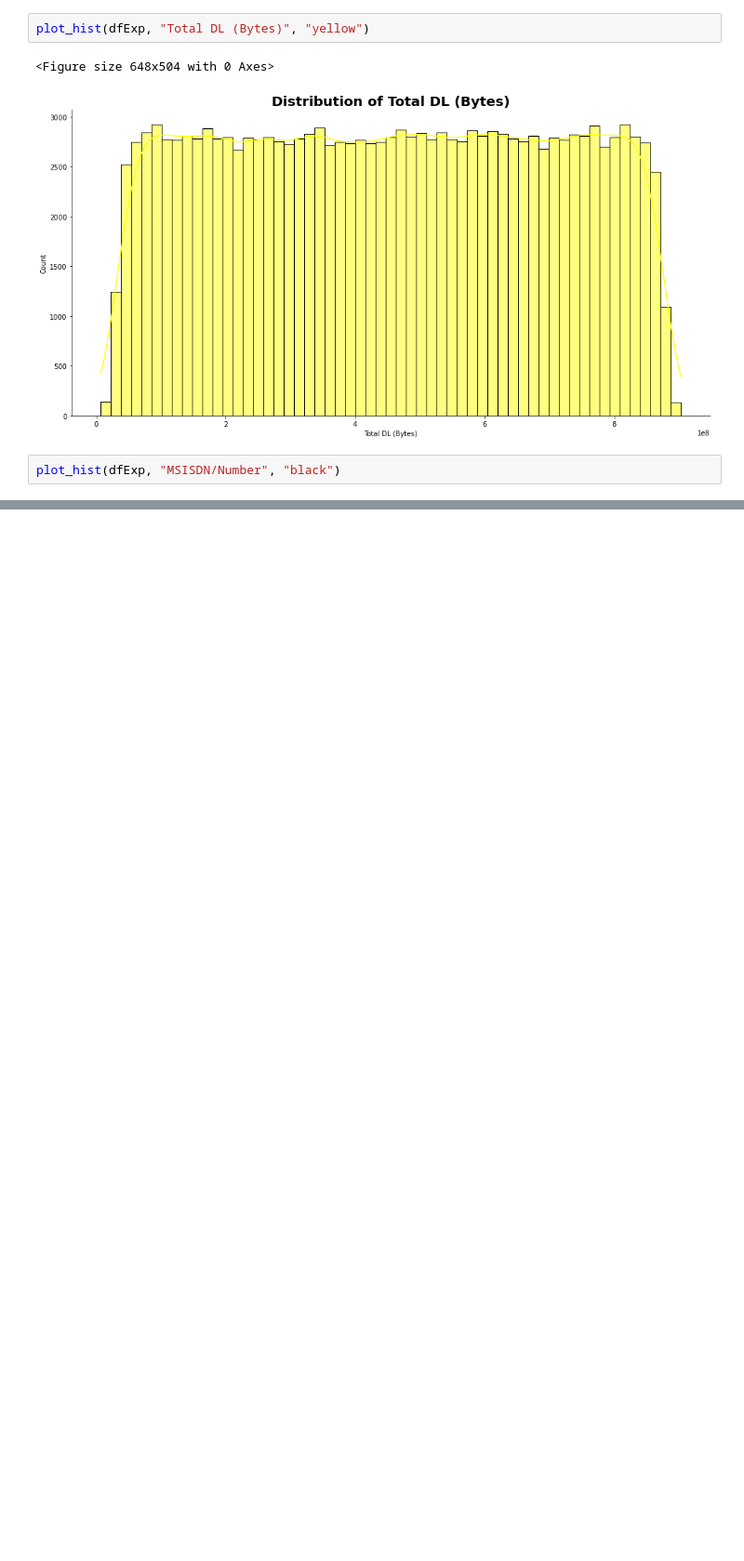
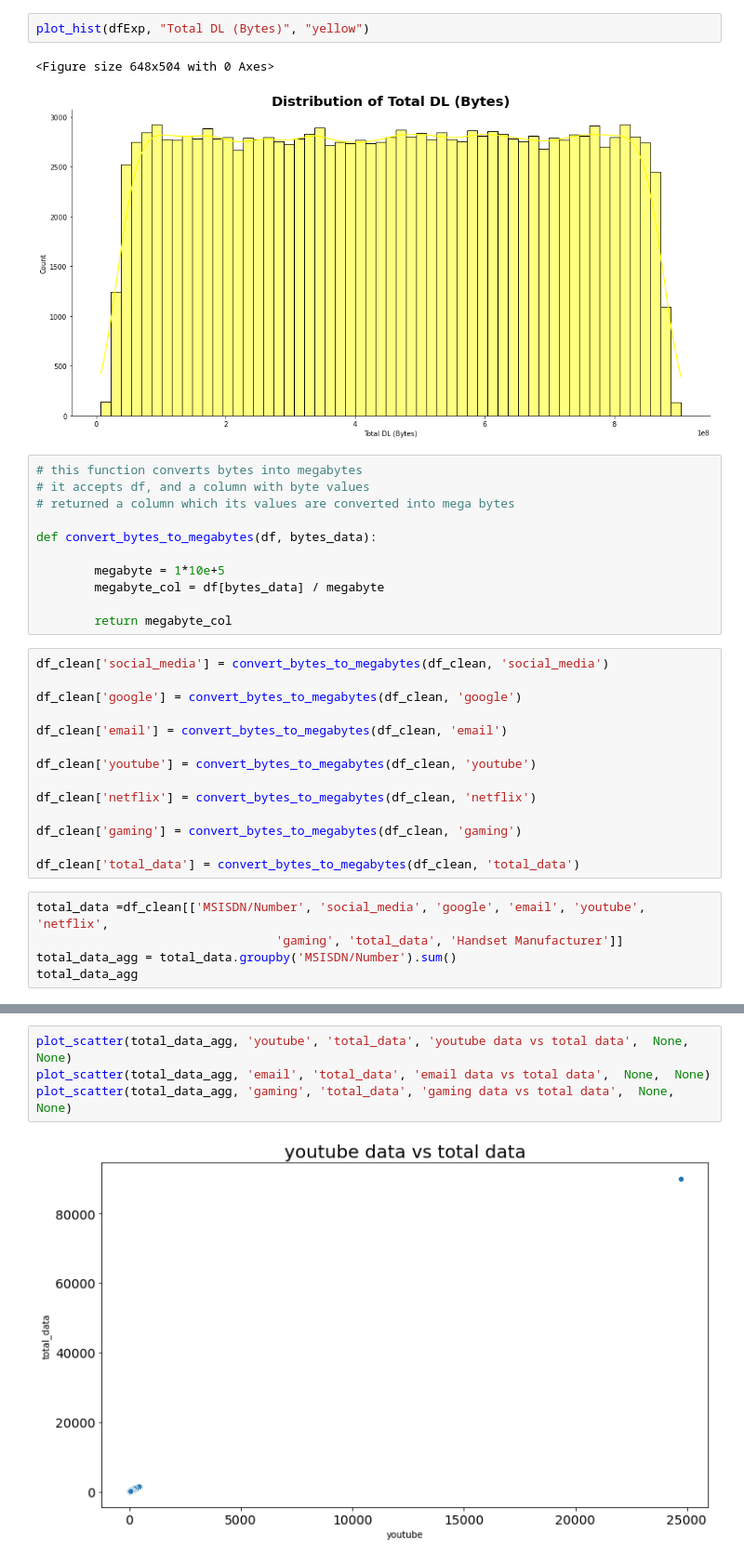
Before and after one commit to ItsDebol/User_Analytics_in_the_Telecommunication_Industry, a Jupyter notebook: Data_Exploration.ipynb, the cells around one changed output, grey strips where cells are left out. Shown: that part at 93% size. Cells and saved outputs as stored; diff of their text form; blank space fills up the shorter version.

Commit message:
attempt to plot bivarient and multivarient analysis. scaling of the x axis must be fixed

```diff
--- a/Data_Exploration.ipynb
+++ b/Data_Exploration.ipynb
@@ -847,5 +858,33 @@ plot_hist(dfExp, "Total DL (Bytes)", "yellow")
 # %% [output]
 <Figure size 648x504 with 0 Axes>
 [figure]
+# %%
+# this function converts bytes into megabytes
+# it accepts df, and a column with byte values
+# returned a column which its values are converted into mega bytes
+
+def convert_bytes_to_megabytes(df, bytes_data):
+
+        megabyte = 1*10e+5
+        megabyte_col = df[bytes_data] / megabyte
+
+        return megabyte_col
+# %%
+df_clean['social_media'] = convert_bytes_to_megabytes(df_clean, 'social_media')
+
+df_clean['google'] = convert_bytes_to_megabytes(df_clean, 'google')
+
+df_clean['email'] = convert_bytes_to_megabytes(df_clean, 'email')
+
+df_clean['youtube'] = convert_bytes_to_megabytes(df_clean, 'youtube')
+
+df_clean['netflix'] = convert_bytes_to_megabytes(df_clean, 'netflix')
+
+df_clean['gaming'] = convert_bytes_to_megabytes(df_clean, 'gaming')
+
+df_clean['total_data'] = convert_bytes_to_megabytes(df_clean, 'total_data')
 # %%
-plot_hist(dfExp, "MSISDN/Number", "black")
+total_data =df_clean[['MSISDN/Number', 'social_media', 'google', 'email', 'youtube', 'netflix',
+                                 'gaming', 'total_data', 'Handset Manufacturer']]
+total_data_agg = total_data.groupby('MSISDN/Number').sum()
+total_data_agg
@@ -853,0 +918,6 @@ dfExp["IMSI"].describe()
+# %%
+plot_scatter(total_data_agg, 'youtube', 'total_data', 'youtube data vs total data',  None,  None)
+plot_scatter(total_data_agg, 'email', 'total_data', 'email data vs total data',  None,  None)
+plot_scatter(total_data_agg, 'gaming', 'total_data', 'gaming data vs total data',  None,  None)
+# %% [output]
+[figure, added]
```
Also changed, not shown: parts of 23 cells of this notebook.
